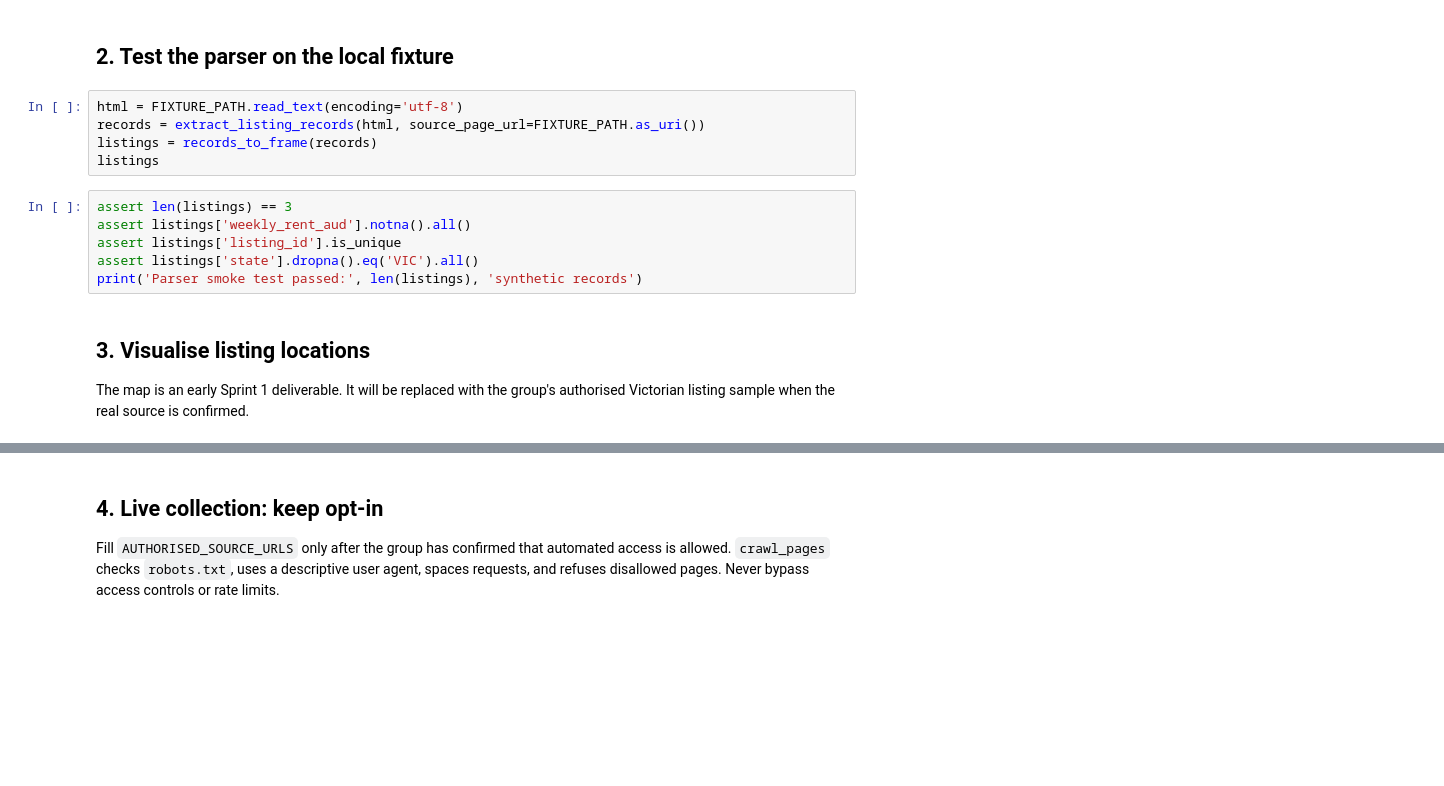
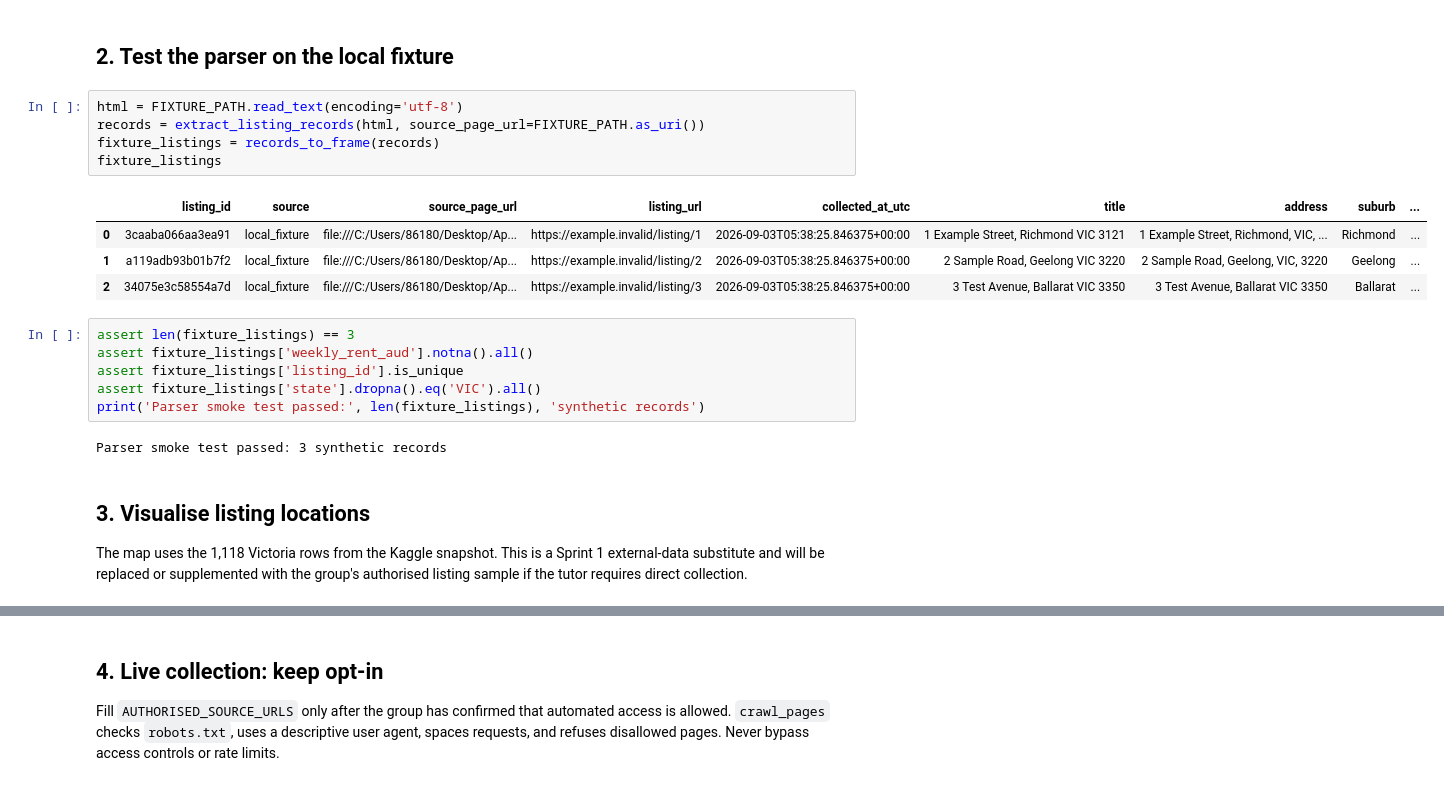
Before and after one commit to hzhsour/Project2_Real-Estate, a Jupyter notebook: notebooks/01_sprint1_web_scraping_and_mapping.ipynb, the cells around one changed output, grey strips where cells are left out. Cells and saved outputs as stored; diff of their text form; blank space fills up the shorter version.

```diff
--- a/notebooks/01_sprint1_web_scraping_and_mapping.ipynb
+++ b/notebooks/01_sprint1_web_scraping_and_mapping.ipynb
@@ -41,16 +56,23 @@ pd.Series(schema, name='definition').to_frame()
 # %%
 html = FIXTURE_PATH.read_text(encoding='utf-8')
 records = extract_listing_records(html, source_page_url=FIXTURE_PATH.as_uri())
-listings = records_to_frame(records)
-listings
+fixture_listings = records_to_frame(records)
+fixture_listings
+# %% [output]
+|  | listing_id | source | source_page_url | listing_url | collected_at_utc | title | address | suburb | ... |
+| 0 | 3caaba066aa3ea91 | local_fixture | file:///C:/Users/86180/Desktop/Ap... | https://example.invalid/listing/1 | 2026-09-03T05:38:25.846375+00:00 | 1 Example Street, Richmond VIC 3121 | 1 Example Street, Richmond, VIC, ... | Richmond | ... |
+| 1 | a119adb93b01b7f2 | local_fixture | file:///C:/Users/86180/Desktop/Ap... | https://example.invalid/listing/2 | 2026-09-03T05:38:25.846375+00:00 | 2 Sample Road, Geelong VIC 3220 | 2 Sample Road, Geelong, VIC, 3220 | Geelong | ... |
+| 2 | 34075e3c58554a7d | local_fixture | file:///C:/Users/86180/Desktop/Ap... | https://example.invalid/listing/3 | 2026-09-03T05:38:25.846375+00:00 | 3 Test Avenue, Ballarat VIC 3350 | 3 Test Avenue, Ballarat VIC 3350 | Ballarat | ... |
 # %%
-assert len(listings) == 3
-assert listings['weekly_rent_aud'].notna().all()
-assert listings['listing_id'].is_unique
-assert listings['state'].dropna().eq('VIC').all()
-print('Parser smoke test passed:', len(listings), 'synthetic records')
+assert len(fixture_listings) == 3
+assert fixture_listings['weekly_rent_aud'].notna().all()
+assert fixture_listings['listing_id'].is_unique
+assert fixture_listings['state'].dropna().eq('VIC').all()
+print('Parser smoke test passed:', len(fixture_listings), 'synthetic records')
+# %% [output]
+Parser smoke test passed: 3 synthetic records
 # %% [markdown]
 ## 3. Visualise listing locations
 
-The map is an early Sprint 1 deliverable. It will be replaced with the group's authorised Victorian listing sample when the real source is confirmed.
+The map uses the 1,118 Victoria rows from the Kaggle snapshot. This is a Sprint 1 external-data substitute and will be replaced or supplemented with the group's authorised listing sample if the tutor requires direct collection.
 # %%
```
Also changed, not shown: parts of 5 cells of this notebook, 3 other files.
